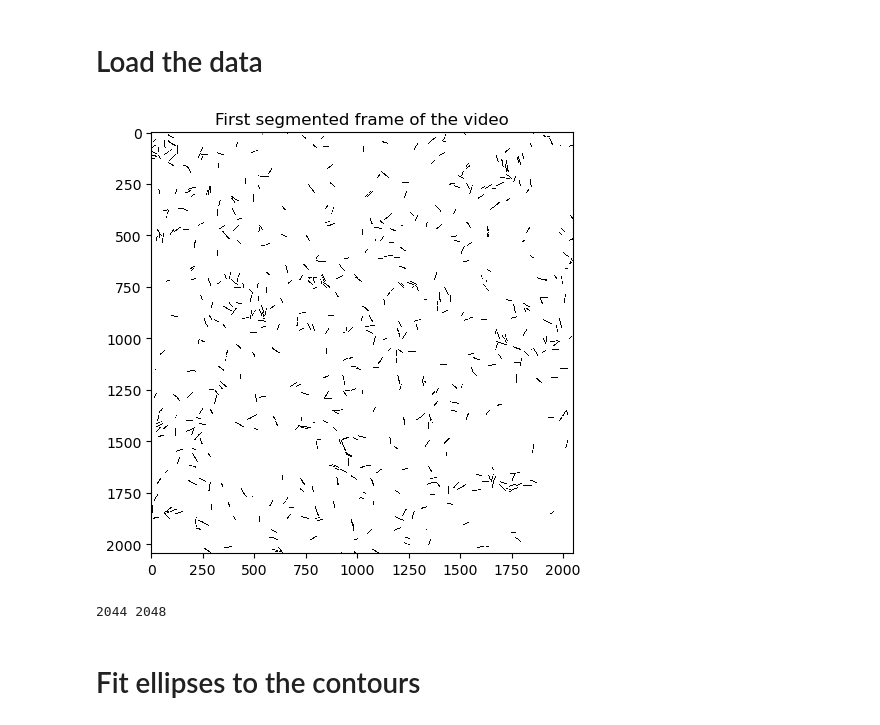
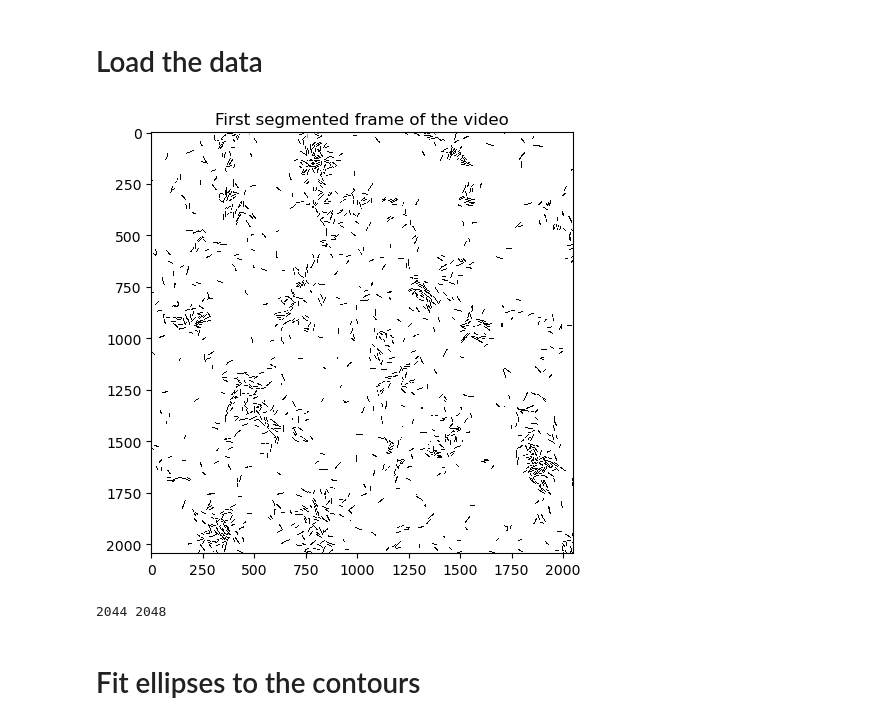
Before and after one commit to mrizaarseven98/bacteria_tracker, a Jupyter notebook: main.ipynb, the cells around one changed output. Cells and saved outputs as stored; diff of their text form; code cells hidden in the pictures.

```diff
--- a/main.ipynb
+++ b/main.ipynb
@@ -7,13 +7,13 @@ import plotbact as pb
 # %% [markdown]
 # Load the data
 # %%
-file_name="PilH_dilute_segmented.tif"
+file_name="PilG_dilute_segmented.tif"
 im=tb.load_tif(file_name, show=True)
 tifdim1=im.shape[1]
 tifdim2=im.shape[2]
 print(tifdim1, tifdim2)
 # %% [output]
-[figure, old version]
+[figure, new version]
 2044 2048
 # %% [markdown]
 # Fit ellipses to the contours
```
Also changed, not shown: parts of 10 cells of this notebook, 1 other file.
